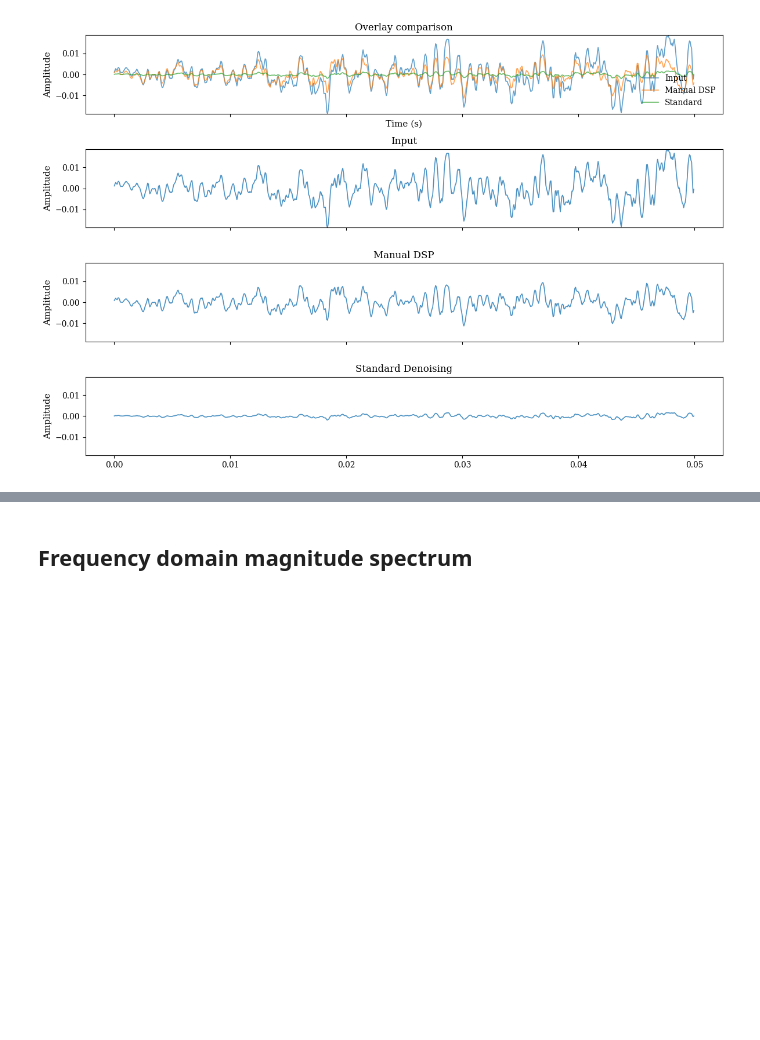
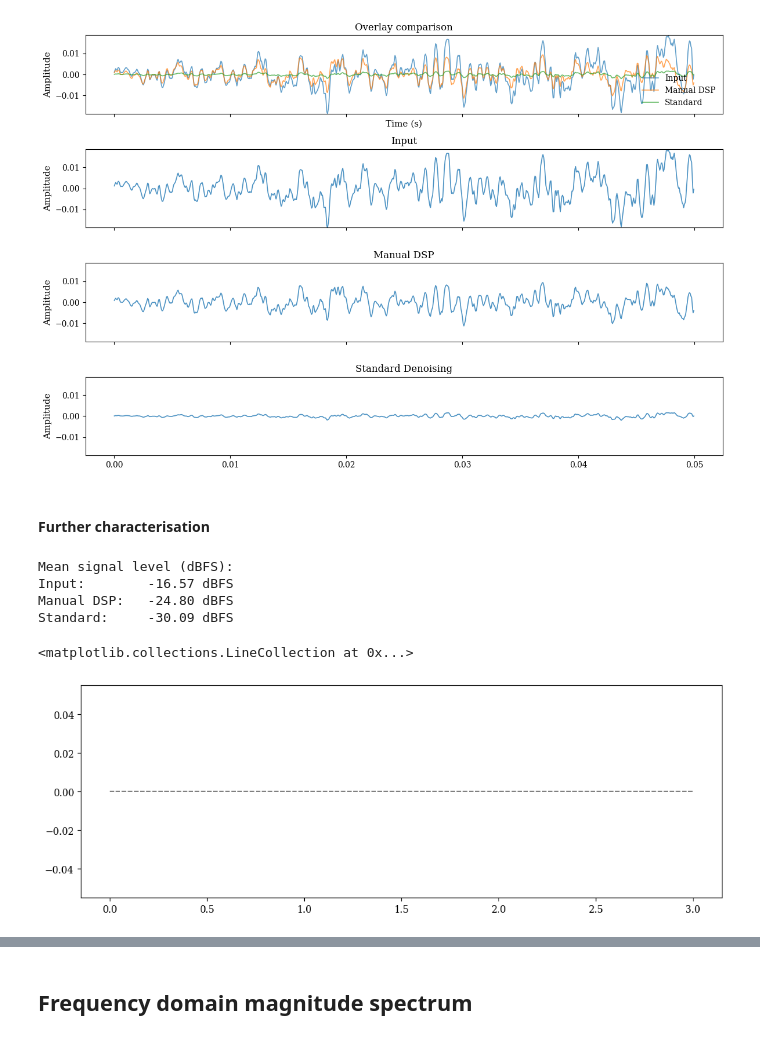
Before and after one commit to PaiSuryaDarshan/voice-audio-denoising-analysis, a Jupyter notebook: notebooks/comparitive_signal_analysis.ipynb, the cells around one changed output, grey strips where cells are left out. Drawn from its saved outputs; the diff is of its cells as text; code cells hidden in the pictures; blank space fills up the shorter version.

```diff
--- a/notebooks/comparitive_signal_analysis.ipynb
+++ b/notebooks/comparitive_signal_analysis.ipynb
@@ -243,3 +249,52 @@ fig.tight_layout()
 plt.show()
 # %% [output]
 [figure]
+# %% [markdown]
+#### Further characterisation
+# %%
+# Something I personally noticed is that the manually denoised audio
+# was louder than the standard, but less clear, and my voice also had
+# a weird up and down pitch to it. I know why this happened, but something
+# I have never done before was actually characterising this statically and
+# hence chose to try that here.
+
+# ============================================================
+# In order to characterise the loudness I calculate the mean decibels (dB)
+
+# IMPORTANT: dBFS is decibels relative to full scale, meaning 0 dBFS is the maximum possible digital level.
+# Negative values indicate levels below the maximum.
+# This is because audio signals are typically represented in digital systems with a fixed range,
+# and 0 dBFS corresponds to the highest amplitude that can be represented without clipping.
+# You cannot compute dB SPL from audio alone (unless you have microphone calibration + reference pressure).
+#
+# NOTE THAT this doesn't change the relative audio loudness between the samples.
+# ============================================================
+
+def mean_db(x: np.ndarray):
+    """
+    Returns (dBFS, RMS) for a float audio signal assumed normalized to [-1, 1].
+    dBFS is relative to full-scale (1.0), so it is typically <= 0.
+    """
+    rms = np.sqrt(np.mean(x**2))
+    dbfs = 20.0 * np.log10(rms + 1e-12)
+    return dbfs, rms
+
+rms_in = mean_db(x_in)[1]
+rms_manual = mean_db(x_manual)[1]
+rms_standard = mean_db(x_standard)[1]
+
+print("Mean signal level (dBFS):")
+print(f"Input:        {mean_db(x_in)[0]:.2f} dBFS")
+print(f"Manual DSP:   {mean_db(x_manual)[0]:.2f} dBFS")
+print(f"Standard:     {mean_db(x_standard)[0]:.2f} dBFS")
+
+plt.hlines(0.0, 0, 3, colors='gray', linestyles='dashed', label='0 dBFS (Full Scale)')
+plt.hlines(0.0, 0, 3, colors='gray', linestyles='dashed', label='0 dBFS (Full Scale)')
+plt.hlines(0.0, 0, 3, colors='gray', linestyles='dashed', label='0 dBFS (Full Scale)')
+# %% [output]
+Mean signal level (dBFS):
+Input:        -16.57 dBFS
+Manual DSP:   -24.80 dBFS
+Standard:     -30.09 dBFS
+<matplotlib.collections.LineCollection at 0x...>
+[figure, added]
```
Also changed, not shown: parts of 53 cells of this notebook, 10 other files.
